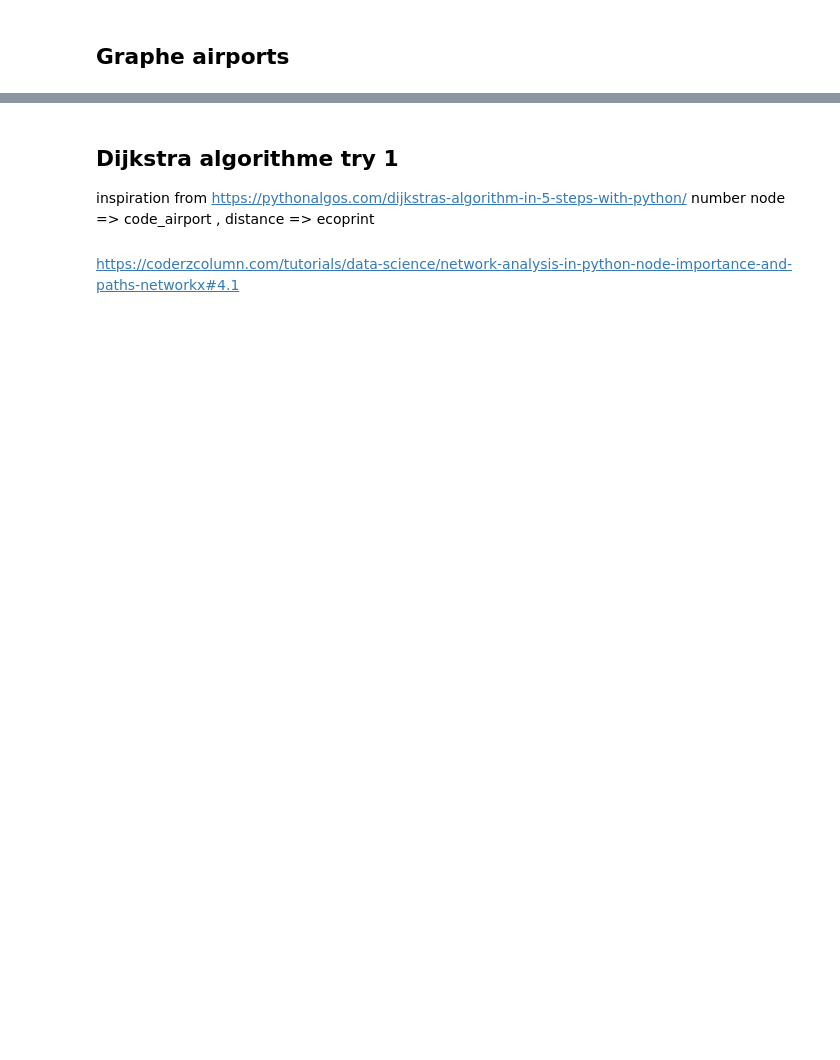
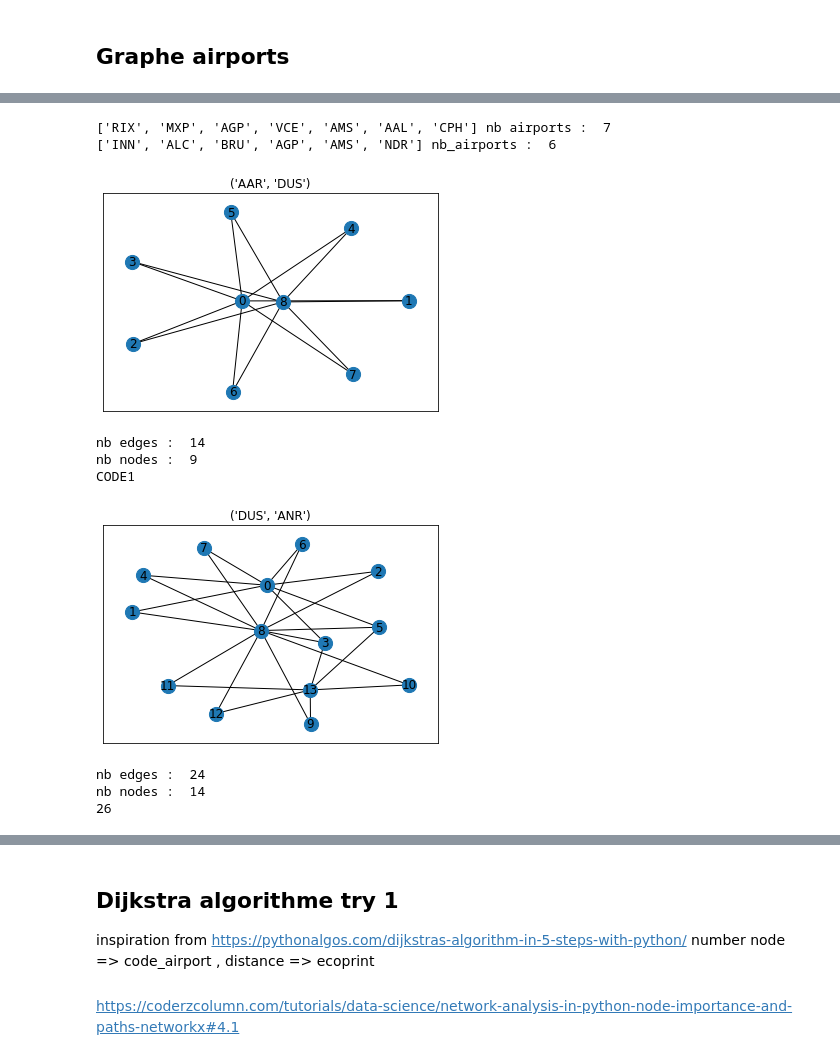
Before and after one commit to annevogel13/lifradaravion, a Jupyter notebook: NotebooksAnne/correspondance(1).ipynb, the cells around one changed output, grey strips where cells are left out. Cells and saved outputs as stored; diff of their text form; code cells hidden in the pictures; blank space fills up the shorter version.

```diff
--- a/NotebooksAnne/correspondance(1).ipynb
+++ b/NotebooksAnne/correspondance(1).ipynb
@@ -266,0 +270,34 @@ dessiner_graphe(graphe_test3,'AAL', 'LAX')
+# %%
+
+#test4
+print(correspondance_1airport_int('AAR', 'DUS'), "nb airports : ", 7)
+print(correspondance_1airport_int('DUS', 'ANR'), "nb_airports : ", 6)
+
+graph_test4_1 = nx.Graph();
+ref_test4_1 = []
+return_test_4_1 = []
+creation_edges(correspondance_1airport_int('AAR', 'DUS'), graph_test4_1, ref_test4_1, 'AAR', 'DUS', return_test_4_1)
+dessiner_graphe(graph_test4_1, 'AAR', 'DUS')
+
+#debugage
+print("nb edges : ", graph_test4_1.number_of_edges())
+print("nb nodes : ", graph_test4_1.number_of_nodes())
+
+creation_edges(correspondance_1airport_int('DUS', 'ANR'), graph_test4_1, ref_test4_1, 'DUS', 'ANR', return_test_4_1)
+dessiner_graphe(graph_test4_1, 'DUS', 'ANR')
+
+#debugage
+print("nb edges : ", graph_test4_1.number_of_edges())
+print("nb nodes : ", graph_test4_1.number_of_nodes())
+print(len(return_test_4_1))
+# %% [output]
+['RIX', 'MXP', 'AGP', 'VCE', 'AMS', 'AAL', 'CPH'] nb airports :  7
+['INN', 'ALC', 'BRU', 'AGP', 'AMS', 'NDR'] nb_airports :  6
+[figure, added]
+nb edges :  14
+nb nodes :  9
+CODE1
+[figure, added]
+nb edges :  24
+nb nodes :  14
+26
```
Also changed, not shown: parts of 17 cells of this notebook.
